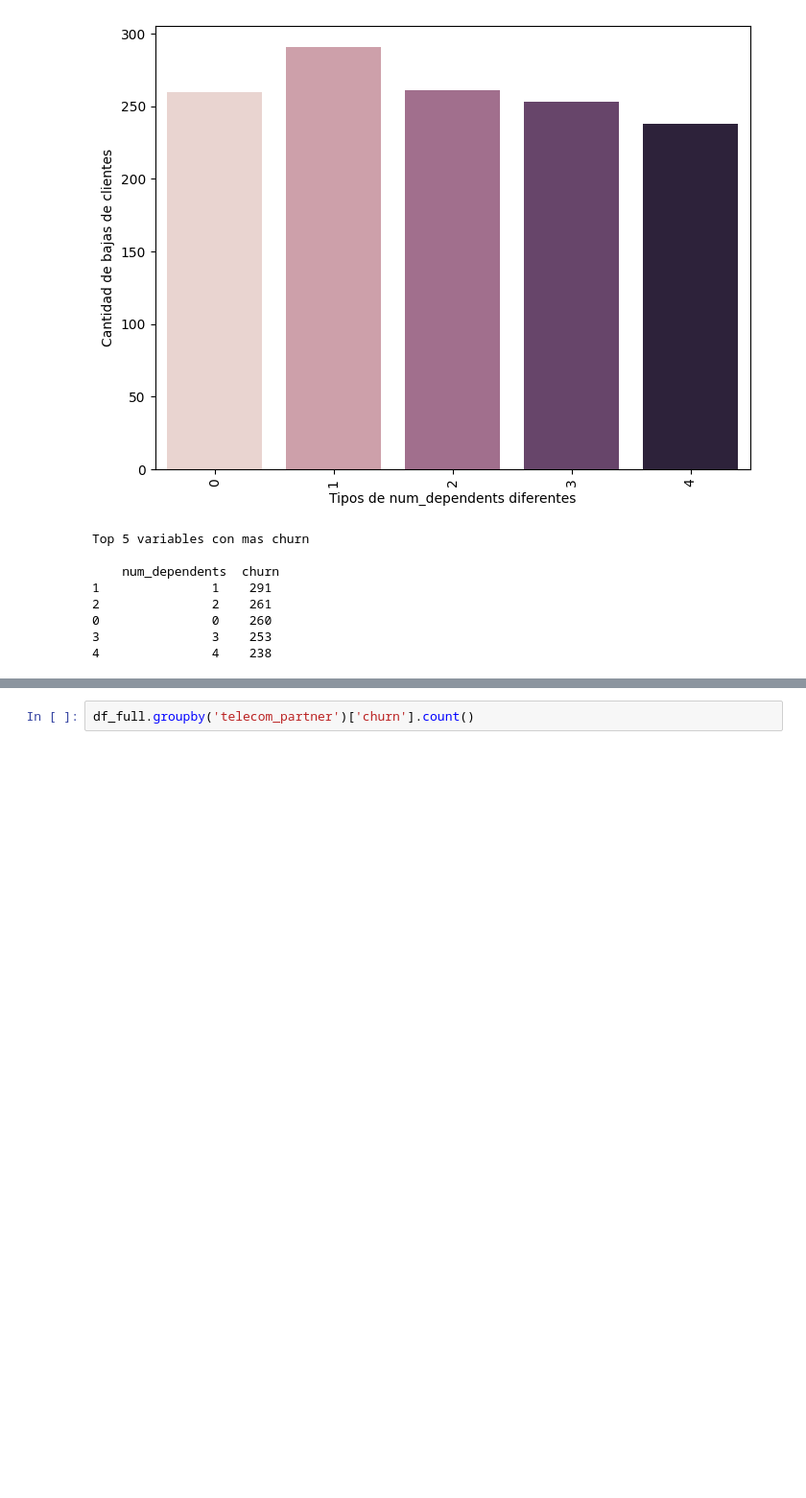
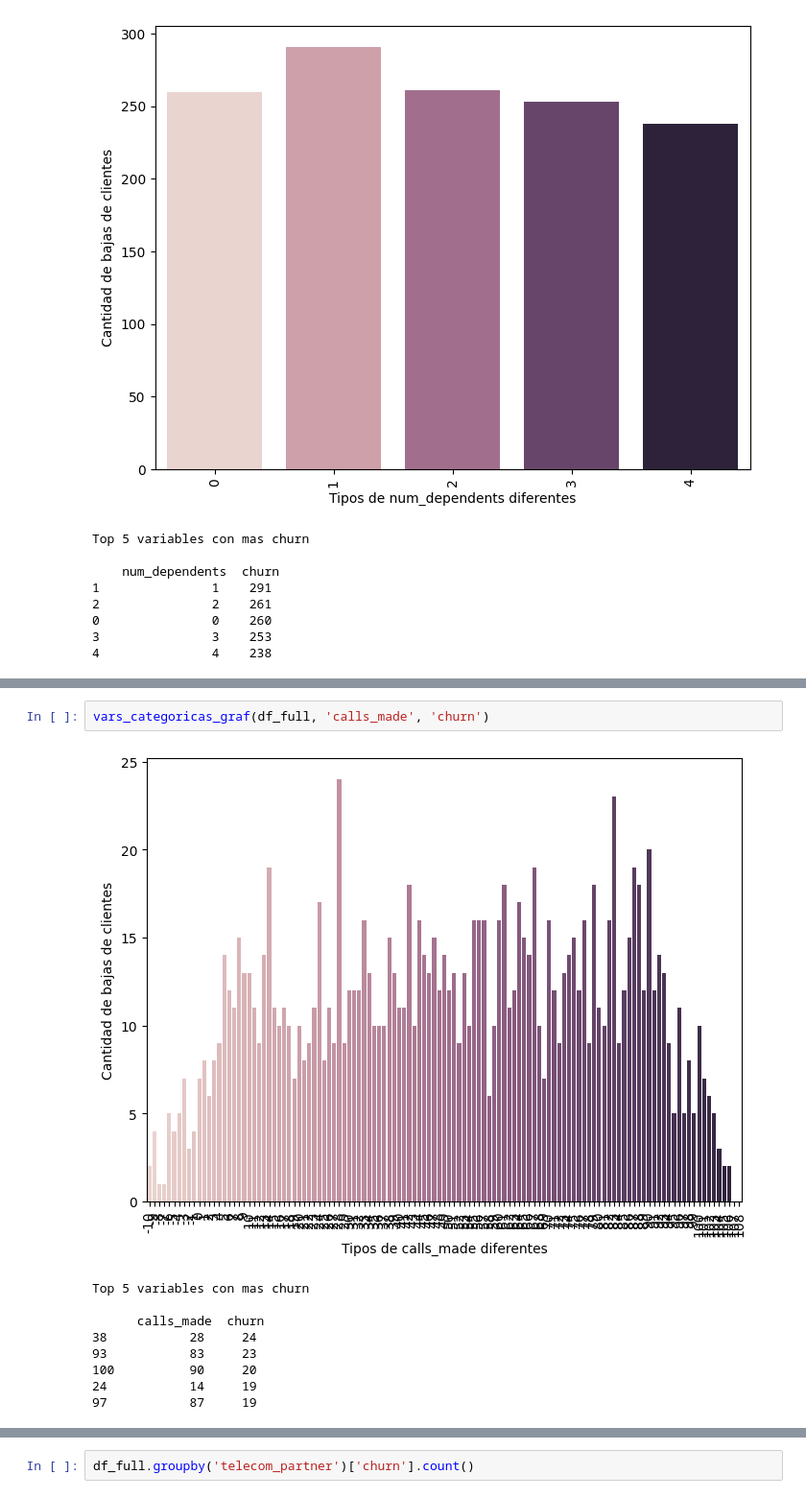
Before and after one commit to Faabrisgro/proyecto_final_mundose, a Jupyter notebook: proyecto_final.ipynb, the cells around one changed output, grey strips where cells are left out. Shown at 96% size. Drawn from its saved outputs; the diff is of its cells as text; blank space fills up the shorter version.

```diff
--- a/proyecto_final.ipynb
+++ b/proyecto_final.ipynb
@@ -200,0 +195,12 @@ Index(['customer_id', 'telecom_partner', 'gender', 'age', 'state', 'city',
+# %%
+vars_categoricas_graf(df_full, 'calls_made', 'churn')
+# %% [output]
+[figure, added]
+Top 5 variables con mas churn
+
+      calls_made  churn
+38           28     24
+93           83     23
+100          90     20
+24           14     19
+97           87     19
```
Also changed, not shown: parts of 7 cells of this notebook.
